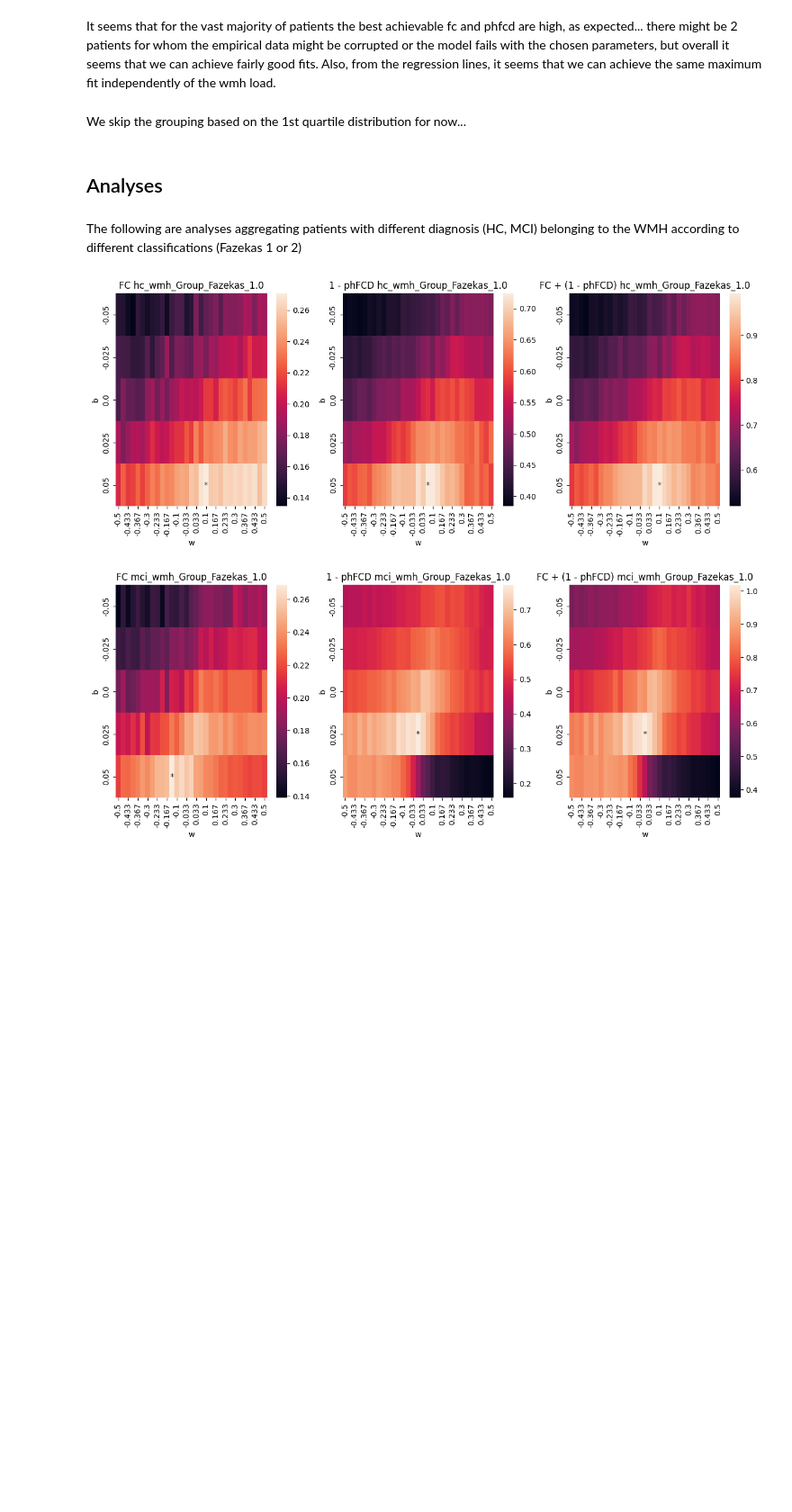
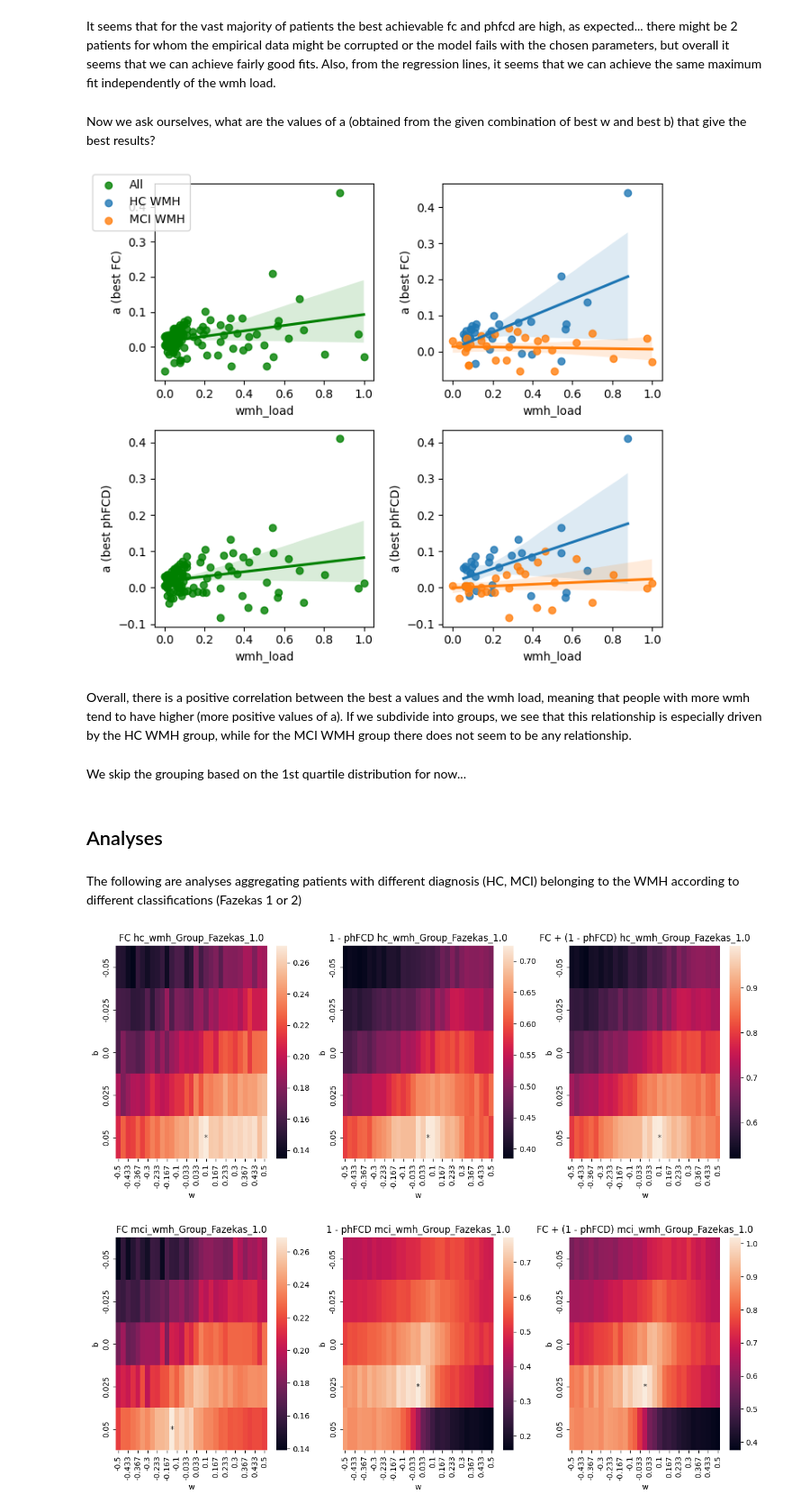
Before and after one commit to dani2442/TMS_in_AD, a Jupyter notebook: 03_modeling_neurolib/petTOAD_exploratory_analysis_evaluate_wmh_groups_jupyter.ipynb, the cells around one changed output. Shown: that part at 90% size. Cells and saved outputs as stored; diff of their text form; code cells hidden in the pictures; blank space fills up the shorter version.

```diff
--- a/03_modeling_neurolib/petTOAD_exploratory_analysis_evaluate_wmh_groups_jupyter.ipynb
+++ b/03_modeling_neurolib/petTOAD_exploratory_analysis_evaluate_wmh_groups_jupyter.ipynb
@@ -146,6 +147,13 @@ res_df_best = pd.DataFrame({'fc_pearson' : big_df.groupby(["PTID"])["fc_pearson"
 
 res_df_best["wmh_load"] = [wmh_dict[subj] for subj in res_df_best['PTID']]
 
+# This df is to check what are the best w, b in case of the best fc and best phfcd
+max_fc_vals = big_df.groupby(["PTID"])['fc_pearson'].max().reset_index()
+merged_df_max_fc = pd.merge(big_df, max_fc_vals, on = ['PTID', 'fc_pearson'])
+max_phfcd_vals = big_df.groupby(["PTID"])['phfcd_ks'].max().reset_index()
+merged_df_max_phfcd = pd.merge(big_df, max_phfcd_vals, on = ['PTID', 'phfcd_ks'])
+
+
 # load the clinical dataframe with the groupings
 adnimerge = pd.read_csv(RES_DIR / "petTOAD_dataframe.csv")
 adnimerge["PTID"] = adnimerge["PTID"].str.replace("_", "")
@@ -219,5 +227,31 @@ plt.savefig(EXPL_FIG_DIR / "summary_best_values_points.png")
 # %% [markdown]
 It seems that for the vast majority of patients the best achievable fc and phfcd are high, as expected... there might be 2 patients for whom the empirical data might be corrupted or the model fails with the chosen parameters, but overall it seems that we can achieve fairly good fits. Also, from the regression lines, it seems that we can achieve the same maximum fit independently of the wmh load.
+# %% [markdown]
+Now we ask ourselves, what are the values of a (obtained from the given combination of best w and best b) that give the best results?
+# %%
+#Calculate the best a from the best w and the best b
+merged_df_max_fc['a'] = -0.02 + merged_df_max_fc['w'] * merged_df_max_fc['wmh_load'] + merged_df_max_fc['b']
+merged_df_max_phfcd['a'] = -0.02 + merged_df_max_phfcd['w'] * merged_df_max_phfcd['wmh_load'] + merged_df_max_phfcd['b']
+# Plot
+fig, axs = plt.subplots(2, 2, figsize = (7,6))
+# Values that give the best FC
+sns.regplot(ax=axs[0,0], data=merged_df_max_fc, x = 'wmh_load', y = 'a', color='green', label = 'All')
+sns.regplot(ax=axs[0,1], data=merged_df_max_fc[merged_df_max_fc['PTID'].isin(HC_WMH)], x = 'wmh_load', y = 'a', label = 'HC WMH')
+sns.regplot(ax=axs[0,1], data=merged_df_max_fc[merged_df_max_fc['PTID'].isin(MCI_WMH)], x = 'wmh_load', y = 'a', label = 'MCI WMH')
+axs[0, 0].set_ylabel('a (best FC)')
+axs[0, 1].set_ylabel('a (best FC)')
+# Values that give the best phFCD
+sns.regplot(ax=axs[1,0], data=merged_df_max_phfcd, x = 'wmh_load', y = 'a', color='green')
+sns.regplot(ax=axs[1,1], data=merged_df_max_phfcd[merged_df_max_phfcd['PTID'].isin(HC_WMH)], x = 'wmh_load', y = 'a')
+sns.regplot(ax=axs[1,1], data=merged_df_max_phfcd[merged_df_max_phfcd['PTID'].isin(MCI_WMH)], x = 'wmh_load', y = 'a')
+axs[1, 0].set_ylabel('a (best phFCD)')
+axs[1, 1].set_ylabel('a (best phFCD)')
+fig.legend(loc = 'upper left')
+fig.tight_layout()
+# %% [output]
+[figure, added]
+# %% [markdown]
+Overall, there is a positive correlation between the best a values and the wmh load, meaning that people with more wmh tend to have higher (more positive values of a). If we subdivide into groups, we see that this relationship is especially driven by the HC WMH group, while for the MCI WMH group there does not seem to be any relationship.
 # %% [markdown]
 We skip the grouping based on the 1st quartile distribution for now...
 # %%
```
Also changed, not shown: parts of 7 cells of this notebook, 4 other files.
